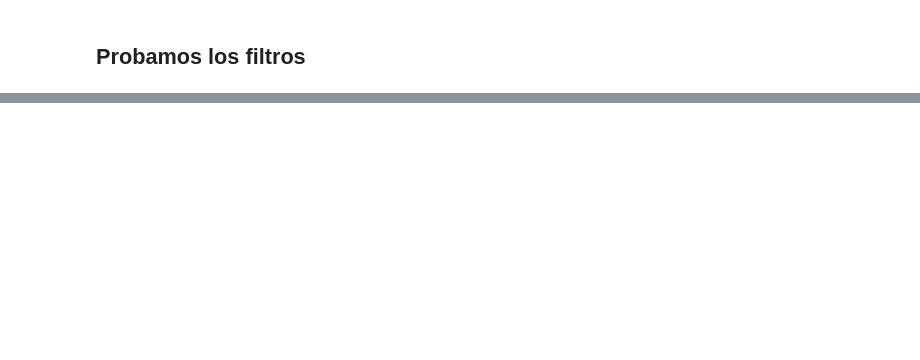
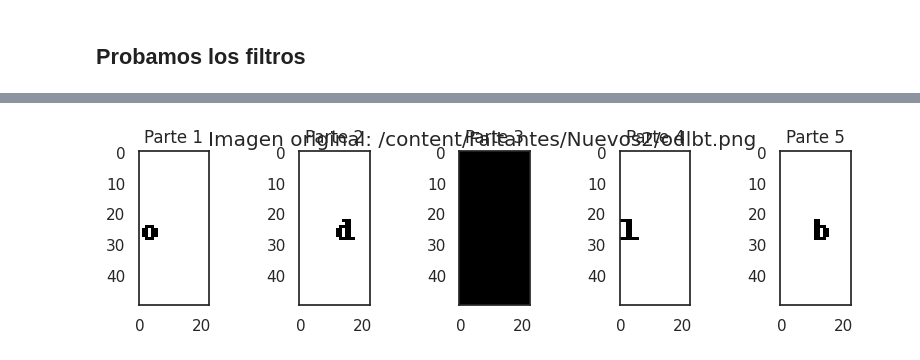
Before and after one commit to cabamarcos/Captcha_recognition, a Jupyter notebook: IAO.ipynb, the cells around one changed output, grey strips where cells are left out. Cells and saved outputs as stored; diff of their text form; code cells hidden in the pictures; blank space fills up the shorter version.

```diff
--- a/IAO.ipynb
+++ b/IAO.ipynb
@@ -1122,7 +1209,7 @@ def captcha(img,p):
         return 1
     return 0
 # %%
-image_folder = Path('/content/')
+image_folder = Path('/content/Nuevos')
 
 # Obtiene la lista de imágenes en la carpeta que terminan en ".png"
 images = list(image_folder.glob("*.png"))
@@ -1134,0 +1287,41 @@ print("Accuracy is",t/len(images))
+# %%
+import cv2
+import matplotlib.pyplot as plt
+from pathlib import Path
+
+# Ruta de la carpeta que contiene las imágenes
+image_folder = Path('/content/Faltantes/Nuevos2')
+
+# Obtiene la lista de imágenes en la carpeta que terminan en ".png"
+images = list(image_folder.glob("*.png"))
+
+x = []  # Lista para almacenar las imágenes procesadas
+y = []  # Lista para almacenar las etiquetas correspondientes
+
+# Iterar a través de la lista de imágenes
+for image in images:
+    # Cargar la imagen en escala de grises (canal único)
+    im = cv2.imread(str(image), cv2.IMREAD_GRAYSCALE)
+
+    # Obtener el nombre de archivo de la imagen
+    s = str(image)
+
+    # Mostrar las divisiones hechas a las imágenes
+    plt.figure(figsize=(10, 2))
+    for i in range(5):
+        plt.subplot(1, 5, i + 1)
+        plt.imshow(im[:, (30 + 23 * i):(30 + 23 * (i + 1))], cmap='gray')
+        plt.title(f"Parte {i+1}")
+
+    plt.suptitle(f"Imagen original: {s}")
+    plt.show()
+
+    # Dividir la imagen en 5 partes iguales y procesar cada parte con la función 'pad'
+    for i in range(5):
+        # Agregar la imagen procesada a la lista 'x'
+        x.append(im[:, (30 + 23 * i):(30 + 23 * (i + 1))])
+
+        # Agregar la etiqueta correspondiente (carácter o dígito) a la lista 'y'
+        y.append(s[-9 + i])
+# %% [output]
+[figure, added]
```
Also changed, not shown: parts of 13 cells of this notebook.
